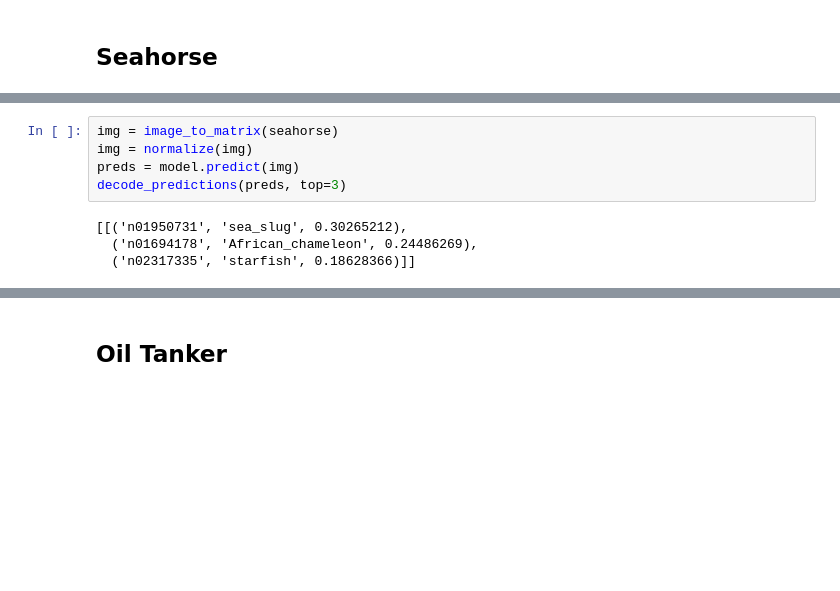
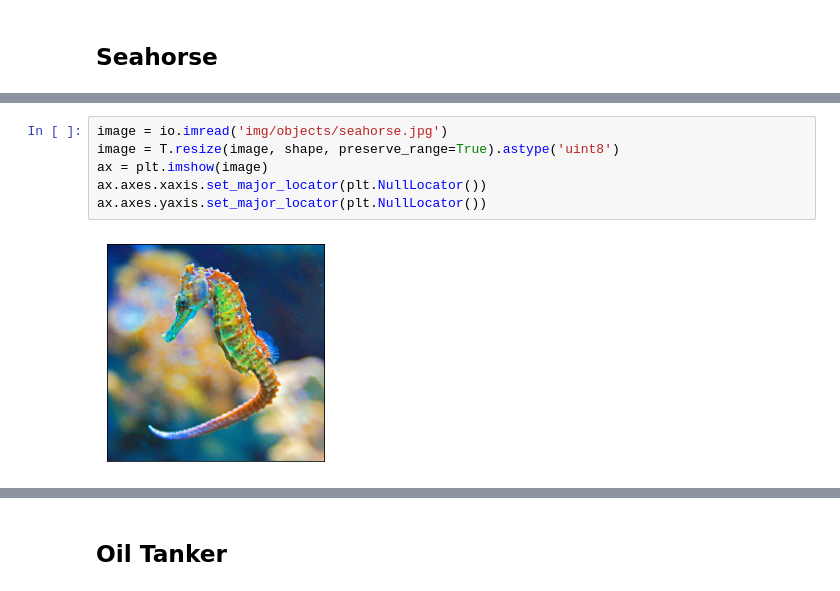
Before and after one commit to Kautenja/a-neural-algorithm-of-artistic-style, a Jupyter notebook: VGG19-classification.ipynb, the cells around one changed output, grey strips where cells are left out. Saved outputs shown, nothing was run; the diff lists cells and outputs as text; blank space fills up the shorter version.

```diff
--- a/VGG19-classification.ipynb
+++ b/VGG19-classification.ipynb
@@ -63,9 +54,8 @@ seahorse
-# %%
-img = image_to_matrix(seahorse)
-img = normalize(img)
-preds = model.predict(img)
-decode_predictions(preds, top=3)
-# %% [output]
-[[('n01950731', 'sea_slug', 0.30265212),
-  ('n01694178', 'African_chameleon', 0.24486269),
-  ('n02317335', 'starfish', 0.18628366)]]
+# %%
+image = io.imread('img/objects/seahorse.jpg')
+image = T.resize(image, shape, preserve_range=True).astype('uint8')
+ax = plt.imshow(image)
+ax.axes.xaxis.set_major_locator(plt.NullLocator())
+ax.axes.yaxis.set_major_locator(plt.NullLocator())
+# %% [output]
+[figure, added]
```
Also changed, not shown: parts of 20 cells of this notebook, 20 other files.
